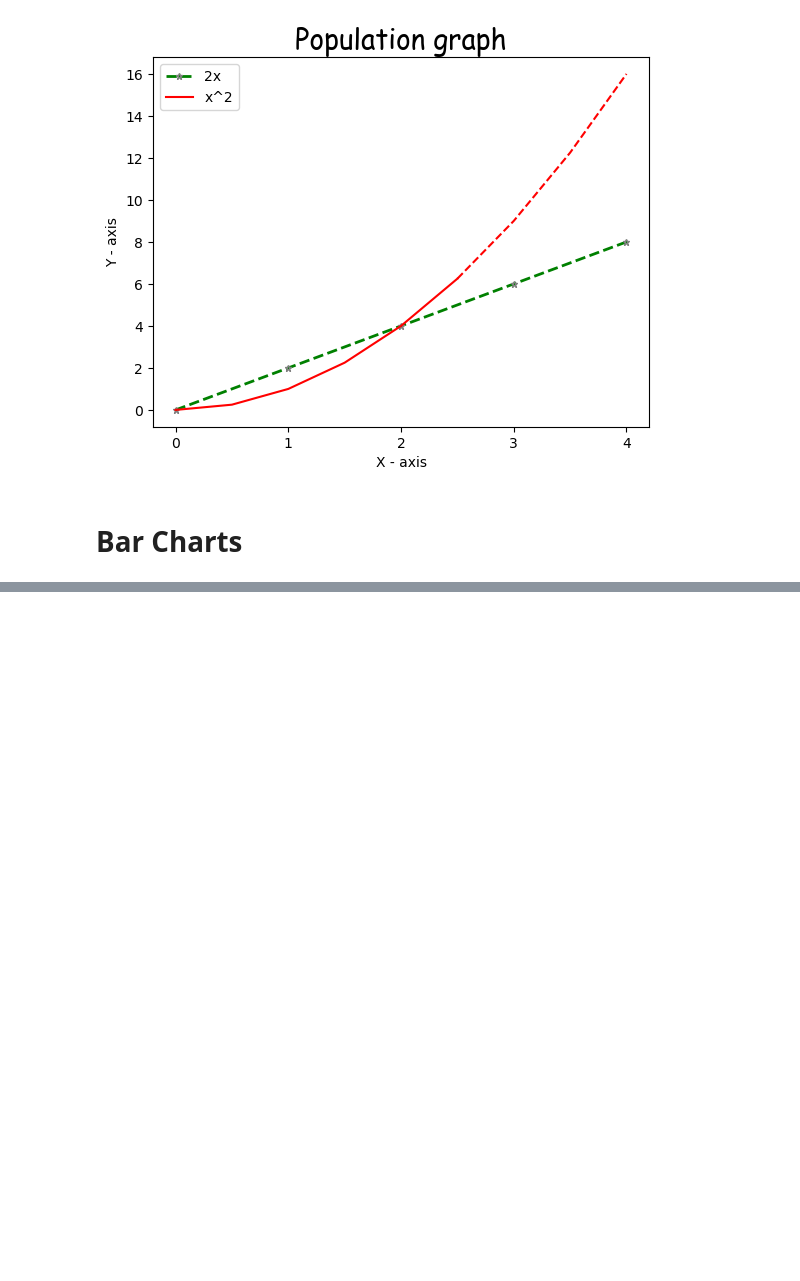
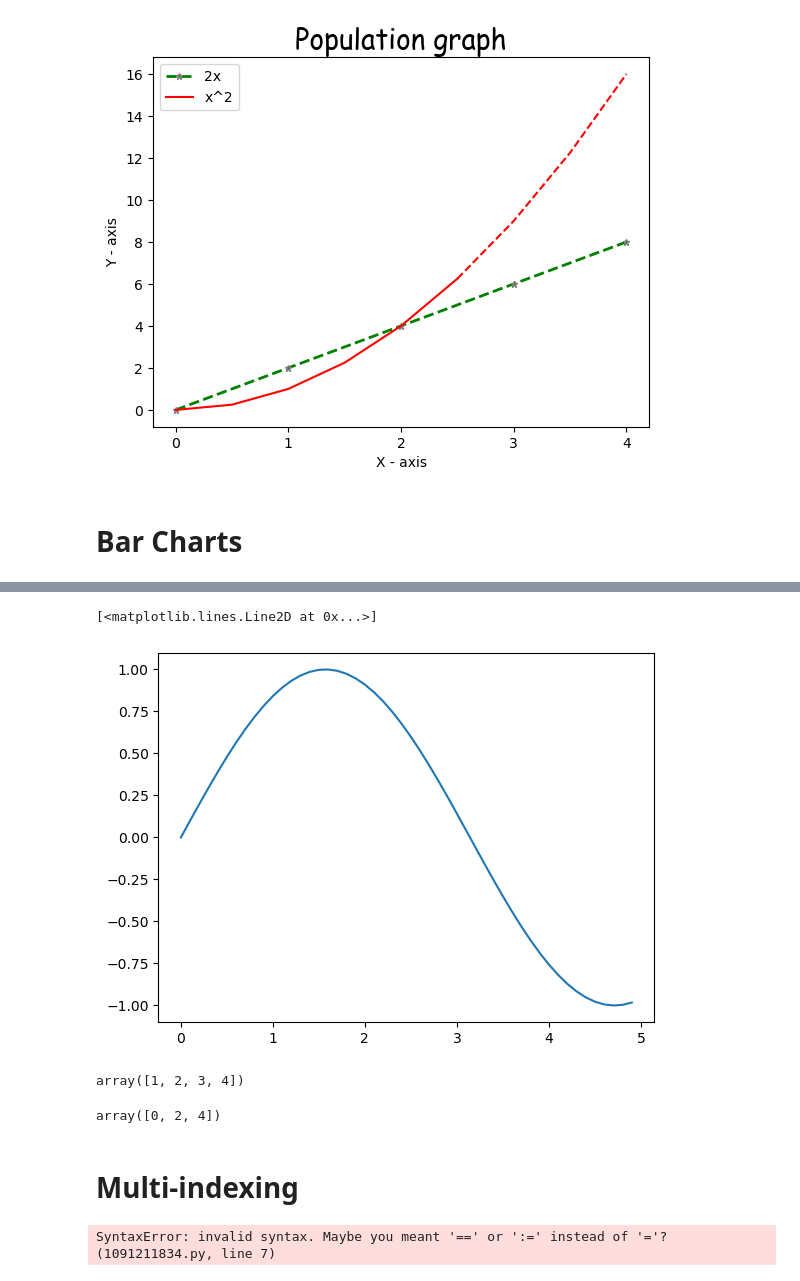
Before and after one commit to JoshMusira/matplotlib, a Jupyter notebook: matplotlibpyplot.ipynb, the cells around one changed output, grey strips where cells are left out. Saved outputs shown, nothing was run; the diff lists cells and outputs as text; code cells hidden in the pictures; blank space fills up the shorter version.

```diff
--- a/matplotlibpyplot.ipynb
+++ b/matplotlibpyplot.ipynb
@@ -94,0 +94,7 @@ plt.show()
+# %%
+x = np.arange(0, 5, 0.1)
+y = np.sin(x)
+plt.plot(x, y)
+# %% [output]
+[<matplotlib.lines.Line2D at 0x...>]
+[figure, added]
@@ -94,0 +103,22 @@ plt.show()
+# %%
+## Doesn't include the last value
+
+a[1:-1]
+# %% [output]
+array([1, 2, 3, 4])
+# %%
+a[::2]
+# %% [output]
+array([0, 2, 4])
+# %% [markdown]
+# Multi-indexing
+# %%
+###Without multi-indexing
+
+b = a[0],a[2],a[-1]
+
+##multi-index --Will process faser.
+
+d = a[[0,2,-1], dtype = np.int8 ]
+# %% [output]
+SyntaxError: invalid syntax. Maybe you meant '==' or ':=' instead of '='? (1091211834.py, line 7)
```
Also changed, not shown: parts of 21 cells of this notebook, 3 other files.
